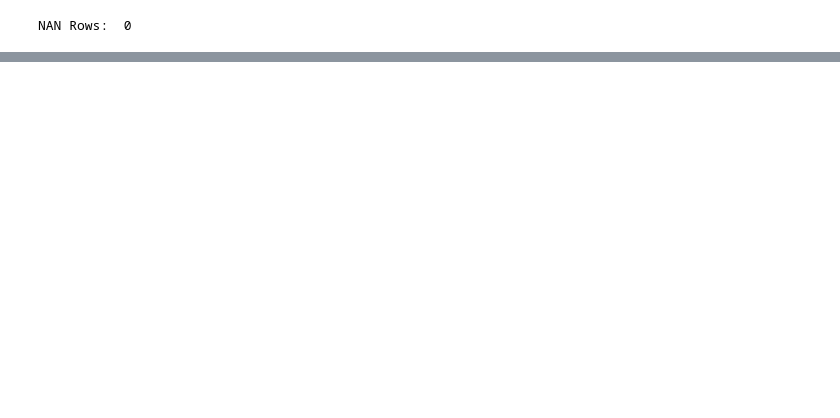
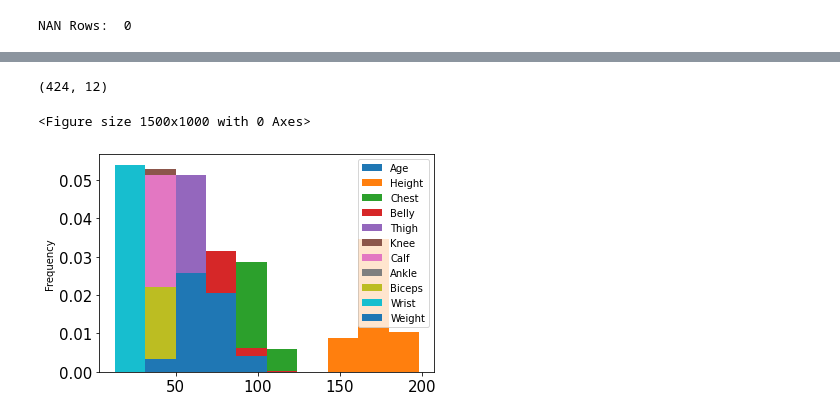
Before and after one commit to r-a-j/Regression-Analysis, a Jupyter notebook: Problem_3_Code_Raj_231811.ipynb, the cells around one changed output, grey strips where cells are left out. Cells and saved outputs as stored; diff of their text form; code cells hidden in the pictures; blank space fills up the shorter version.

Commit message:
Check distribution with histogram

```diff
--- a/Problem_3_Code_Raj_231811.ipynb
+++ b/Problem_3_Code_Raj_231811.ipynb
@@ -48,0 +60,4 @@ NAN Rows:  0
+# %%
+# We see that 'ID' column is of no use so we drop the ID column
+df = data.drop('ID', axis=1)
+df.head()
@@ -48,0 +85,18 @@ NAN Rows:  0
+# %%
+df.shape
+# %% [output]
+(424, 12)
+# %%
+# Histogram plot
+
+plt.figure(figsize=(15, 10), dpi=100)
+freq_dist_fig = df.plot(kind = "hist", density = True, bins=10)
+plt.rc('xtick', labelsize=15)
+plt.rc('ytick', labelsize=15)
+#plt.xlabel('Time in seconds', fontsize=15)
+#plt.ylabel('Frequency', fontsize=15)
+plt.show()
+freq_dist_fig.figure.savefig('Plots/Hist.pdf')
+# %% [output]
+<Figure size 1500x1000 with 0 Axes>
+[figure, added]
```
Also changed, not shown: parts of 8 cells of this notebook, 1 other file.
